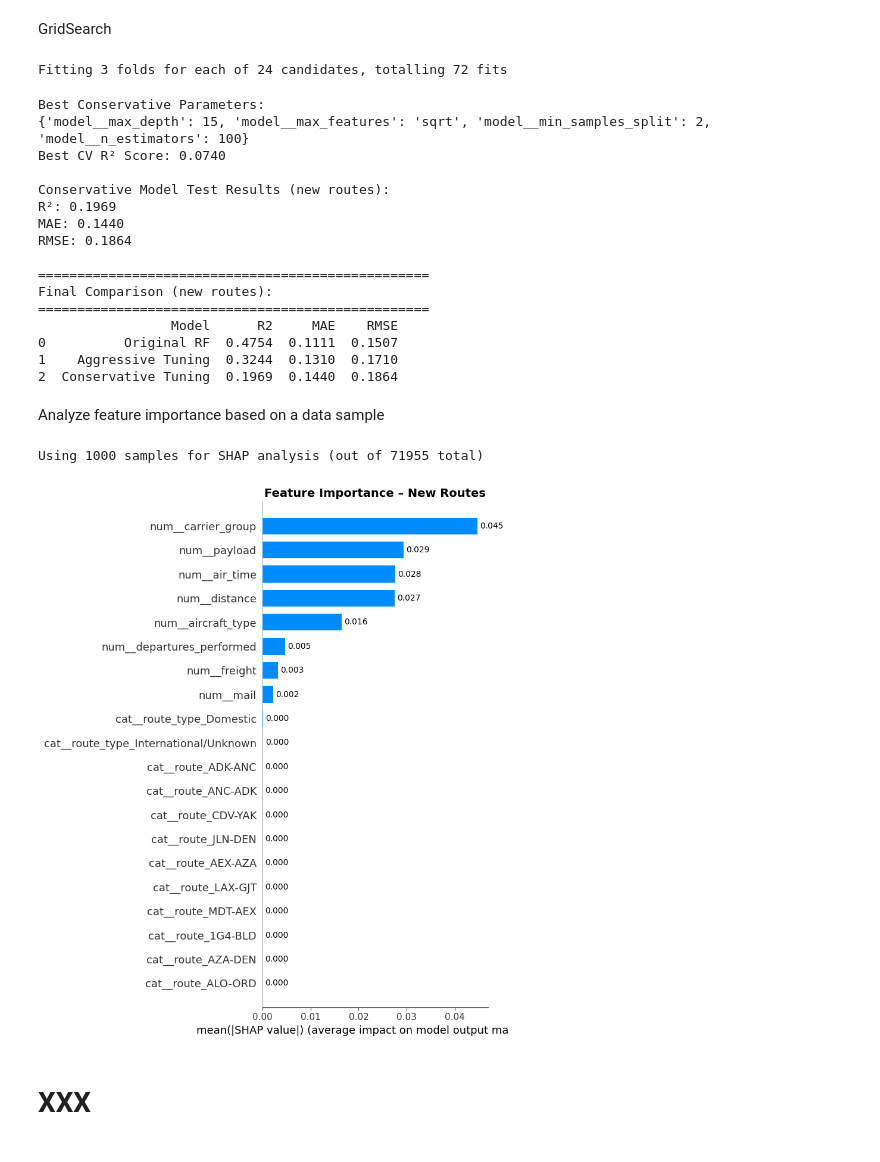
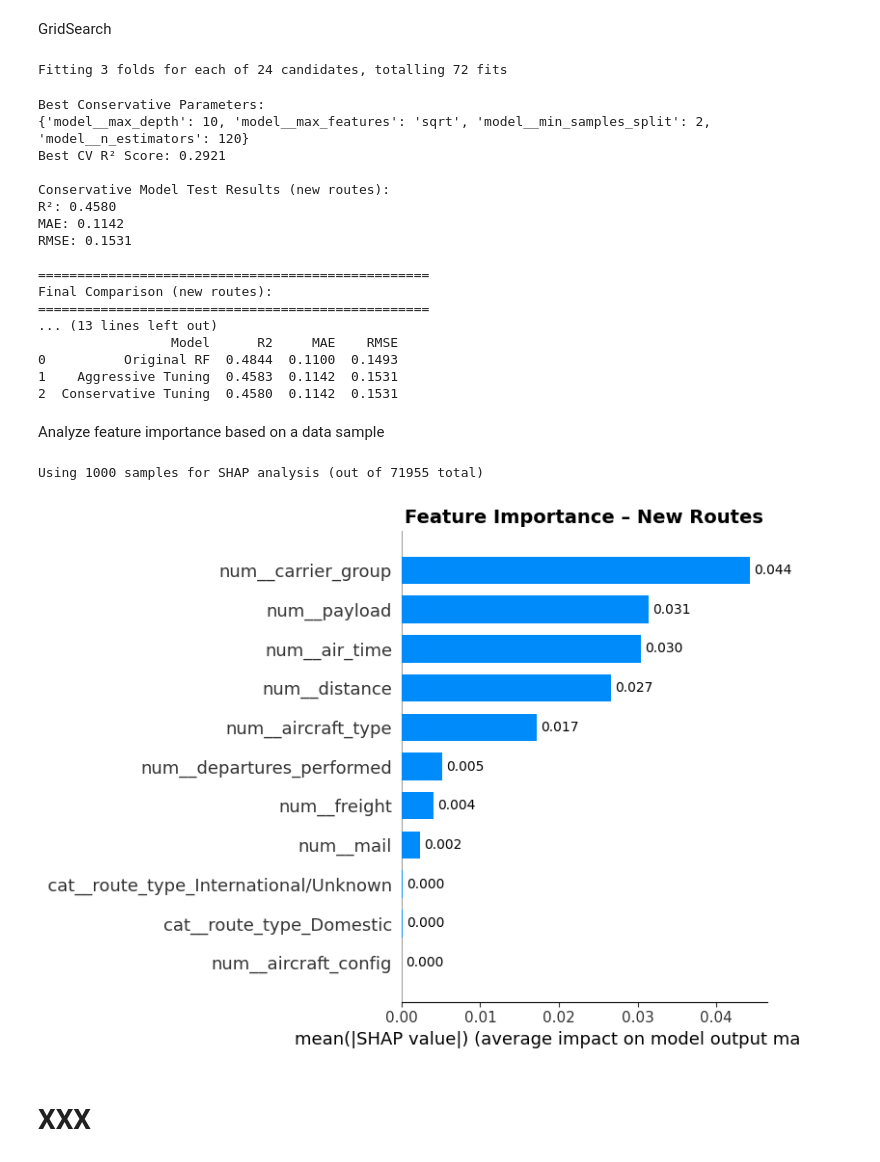
Before and after one commit to VerenaQu/passenger_load_prediction_project, a Jupyter notebook: notebooks/2_pax_load_factor_prediction.ipynb, the cells around one changed output. Cells and saved outputs as stored; diff of their text form; code cells hidden in the pictures.

```diff
--- a/notebooks/2_pax_load_factor_prediction.ipynb
+++ b/notebooks/2_pax_load_factor_prediction.ipynb
@@ -639,7 +666,7 @@ RMSE on Test Set: 0.151
 # Retrain best model on full training data and predict on test set
 best_model_route = models[best_model_name_route]
 best_pipeline_route = Pipeline([
-    ("preprocessing", preprocessor),
+    ("preprocessing", preprocessor_new),  # Use new routes preprocessor (excludes route)
     ("model", best_model_route)
 ])
 best_pipeline_route.fit(X_train_route, y_train_route)
@@ -690,7 +717,7 @@ params_route = {
 
 # Define the pipeline again (using the best model)
 rf_pipeline_route = Pipeline([
-    ("preprocessing", preprocessor),
+    ("preprocessing", preprocessor_new),
     ("model", RandomForestRegressor(random_state=42))
 ])
 
@@ -702,7 +729,7 @@ random_search_route = RandomizedSearchCV(
     rf_pipeline_route,
     param_distributions=params_route,
     n_iter=30,
-    cv=3,
+    cv=cv,
     scoring="r2",
     n_jobs=-1,
     verbose=2,
@@ -756,7 +800,7 @@ Test RMSE: 0.171
 # Compare the original Random Forest from the model comparison vs the tuned version
 # Initial Random Forest
 initial_rf_route = Pipeline([
-    ("preprocessing", preprocessor),
+    ("preprocessing", preprocessor_new),
     ("model", RandomForestRegressor(n_estimators=100, max_depth=12, n_jobs=-1, random_state=42))
 ])
 initial_rf_route.fit(X_train_route, y_train_route)
@@ -865,14 +909,17 @@ conservative_params_route = {
 
 # GridSearchCV with reduced search space
 conservative_pipeline_route = Pipeline([
-    ("preprocessing", preprocessor),
+    ("preprocessing", preprocessor_new),
     ("model", RandomForestRegressor(random_state=42))
 ])
+
+cv = GroupKFold(n_splits=3)
+cv_groups = X_train_route["route"]
 
 conservative_search_route = GridSearchCV(
     conservative_pipeline_route,
     param_grid=conservative_params_route,
-    cv=3,
+    cv=cv,
     scoring="r2",
     n_jobs=-1,
     verbose=1
@@ -910,27 +957,28 @@ print(final_comparison_route.round(4))
 # %% [output]
 Fitting 3 folds for each of 24 candidates, totalling 72 fits
 Best Conservative Parameters:
-{'model__max_depth': 15, 'model__max_features': 'sqrt', 'model__min_samples_split': 2, 'model__n_estimators': 100}
-Best CV R² Score: 0.0740
+{'model__max_depth': 10, 'model__max_features': 'sqrt', 'model__min_samples_split': 2, 'model__n_estimators': 120}
+Best CV R² Score: 0.2921
 
 Conservative Model Test Results (new routes):
-R²: 0.1969
-MAE: 0.1440
-RMSE: 0.1864
+R²: 0.4580
+MAE: 0.1142
+RMSE: 0.1531
 
 ==================================================
 Final Comparison (new routes):
 ==================================================
+... (13 lines left out)
                  Model      R2     MAE    RMSE
-0          Original RF  0.4754  0.1111  0.1507
-1    Aggressive Tuning  0.3244  0.1310  0.1710
-2  Conservative Tuning  0.1969  0.1440  0.1864
+0          Original RF  0.4844  0.1100  0.1493
+1    Aggressive Tuning  0.4583  0.1142  0.1531
+2  Conservative Tuning  0.4580  0.1142  0.1531
 # %% [markdown]
 Analyze feature importance based on a data sample
 # %%
 # Define best pipeline
 best_pipeline_route = Pipeline([
-    ("preprocessing", preprocessor),
+    ("preprocessing", preprocessor_new),
     ("model", best_model_route)
 ])
 best_pipeline_route.fit(X_train_route, y_train_route)
@@ -957,34 +1005,34 @@ feature_names_route = best_pipeline_route.named_steps["preprocessing"].get_featu
 
 # SHAP Explainer
 explainer_route = shap.TreeExplainer(rf_model_route)
 
 # SHAP Values on sample
 shap_values_route = explainer_route.shap_values(X_sample_route)
 
 # Summary Plot
 shap.summary_plot(
     shap_values_route,
     X_sample_route,
     feature_names=feature_names_route,
     plot_type="bar",
     show=False
 )
 
 # Add title
 plt.title("Feature Importance – New Routes", fontsize=14, fontweight="bold")
 
 # Access the current axis
 ax = plt.gca()
 
 # Add bar labels
 for container in ax.containers:
     ax.bar_label(container, fmt="%.3f", label_type="edge", padding=3)
 
 plt.tight_layout()
 plt.show()
 # %% [output]
 Using 1000 samples for SHAP analysis (out of 71955 total)
-[figure, old version]
+[figure, new version]
 # %% [markdown]
 # XXX
 # %% [markdown]
```
Also changed, not shown: parts of 16 cells of this notebook, 1 other file.
